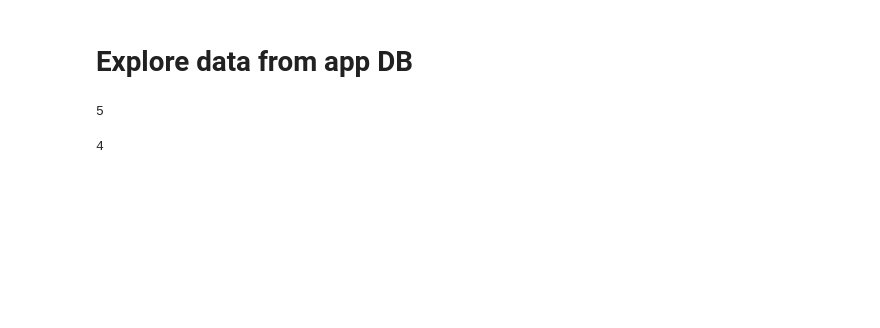
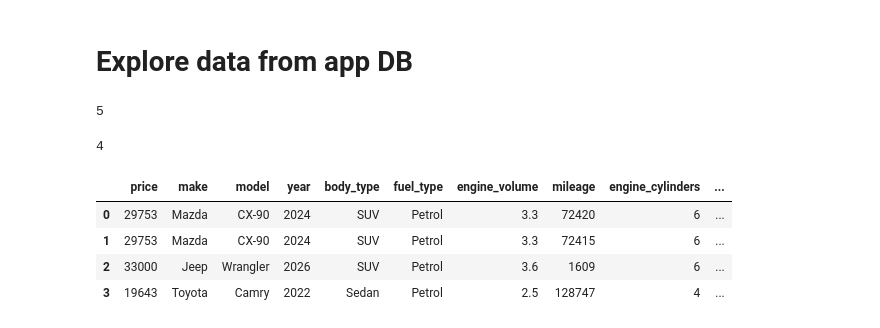
Before and after one commit to zahmedy/nicherides-ml-platform, a Jupyter notebook: notebooks/01_eda.ipynb, the cells around one changed output. Cells and saved outputs as stored; diff of their text form; code cells hidden in the pictures; blank space fills up the shorter version.

```diff
--- a/notebooks/01_eda.ipynb
+++ b/notebooks/01_eda.ipynb
@@ -24,3 +24,11 @@ df = df[df.isna().sum(axis=1) < 4]
 len(df)
 # %% [output]
 4
+# %%
+df.head()
+# %% [output]
+|  | price | make | model | year | body_type | fuel_type | engine_volume | mileage | engine_cylinders | ... |
+| 0 | 29753 | Mazda | CX-90 | 2024 | SUV | Petrol | 3.3 | 72420 | 6 | ... |
+| 1 | 29753 | Mazda | CX-90 | 2024 | SUV | Petrol | 3.3 | 72415 | 6 | ... |
+| 2 | 33000 | Jeep | Wrangler | 2026 | SUV | Petrol | 3.6 | 1609 | 6 | ... |
+| 3 | 19643 | Toyota | Camry | 2022 | Sedan | Petrol | 2.5 | 128747 | 4 | ... |
```
Also changed, not shown: parts of 6 cells of this notebook, 10 other files.
